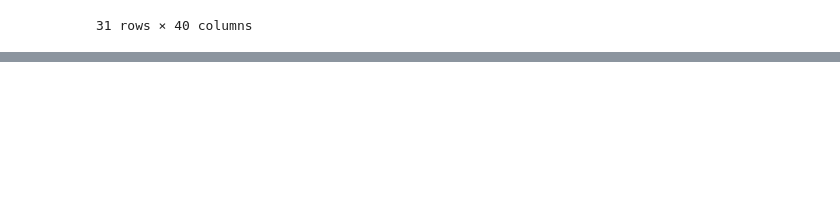
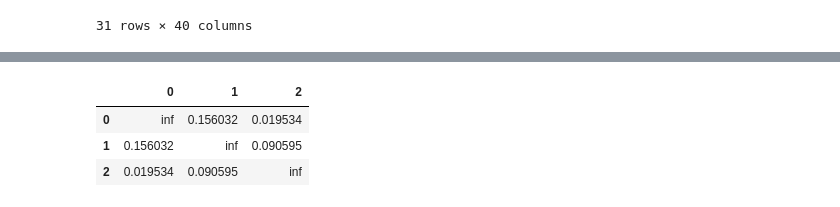
Before and after one commit to tuturax/BadAss, a Jupyter notebook: test_class.ipynb, the cells around one changed output, grey strips where cells are left out. Cells and saved outputs as stored; diff of their text form; code cells hidden in the pictures; blank space fills up the shorter version.

```diff
--- a/test_class.ipynb
+++ b/test_class.ipynb
@@ -227,0 +213,2 @@ momo.changement_puis_rest()
+# %%
+momo.data_sampling.loc[1] = [["PTS_RPTSsy","enzyme_PTS_RPTSsy_para"], "elasticity_p", 1, "uniform"]
@@ -227,0 +231,7 @@ momo.changement_puis_rest()
+# %%
+momo.MI([["enzyme_PTS_RPTSsy_para","enzyme_PGI_R02740_para"],["FUM_R01082","MDH_R00342"],["PPC_R00345"]])
+# %% [output]
+|  | 0 | 1 | 2 |
+| 0 | inf | 0.156032 | 0.019534 |
+| 1 | 0.156032 | inf | 0.090595 |
+| 2 | 0.019534 | 0.090595 | inf |
```
Also changed, not shown: parts of 10 cells of this notebook, 1 other file.
